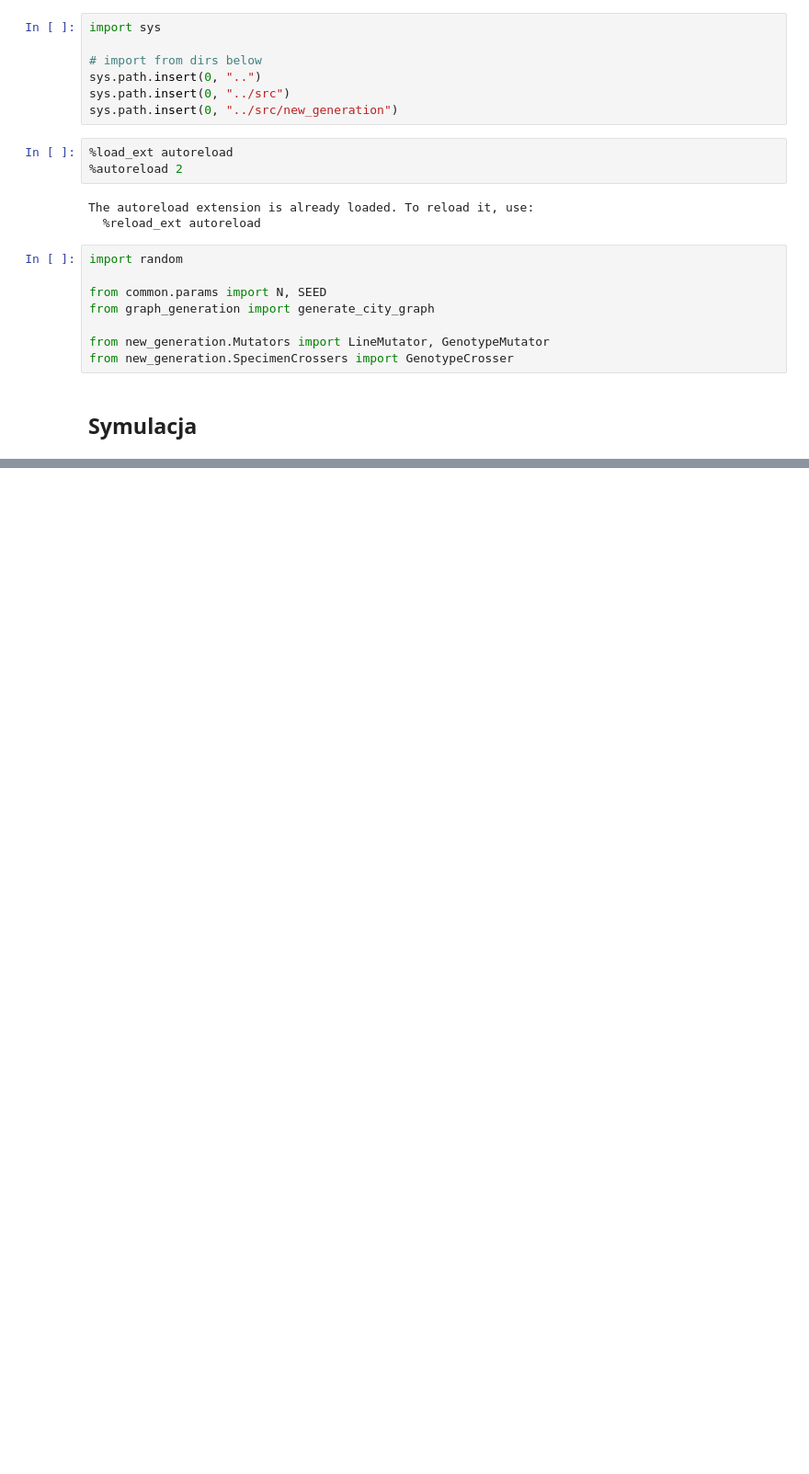
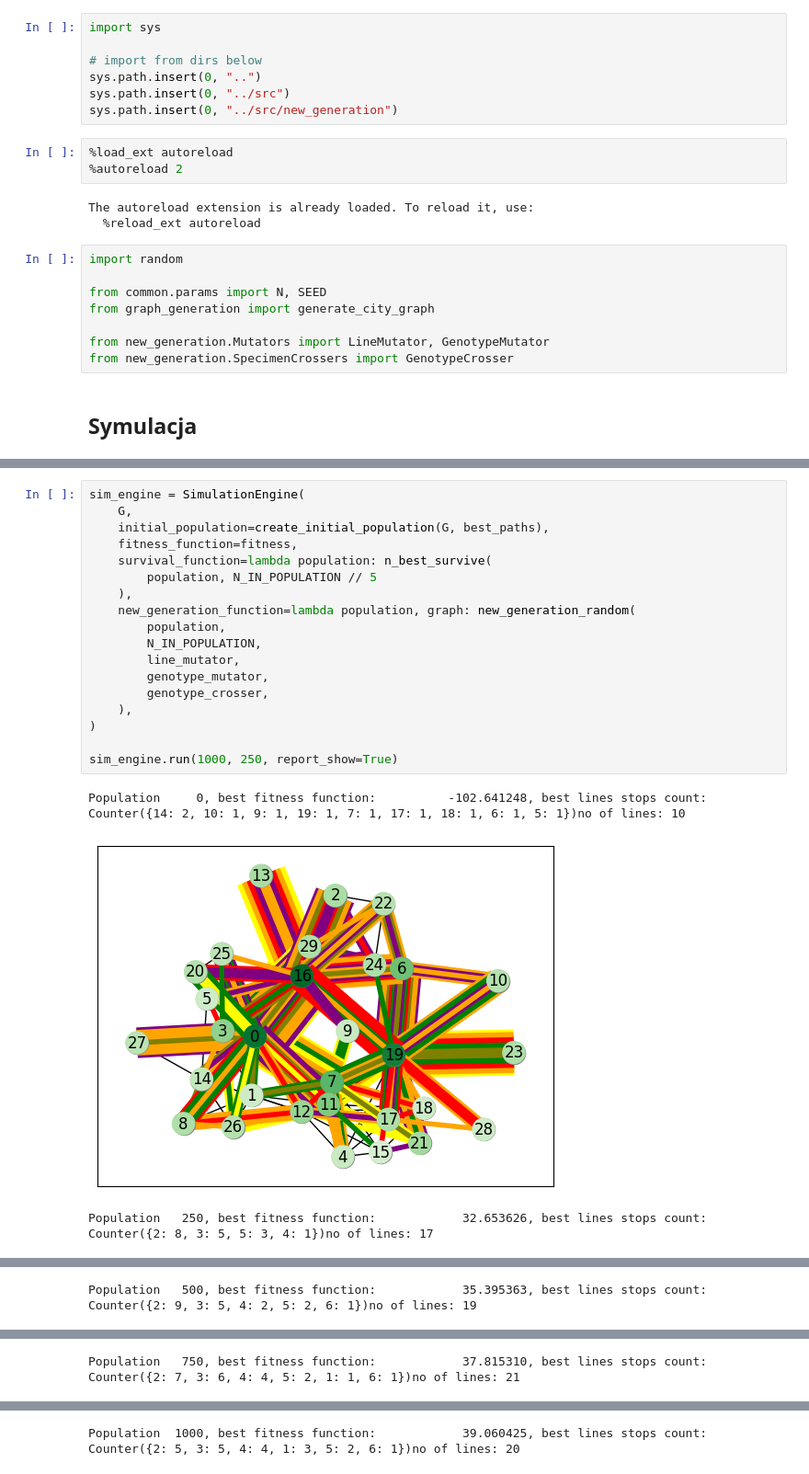
Before and after one commit to pweglik/badania-operacyjne, a Jupyter notebook: docs/mutations test.ipynb, the cells around one changed output, grey strips where cells are left out. Shown at 92% size. Cells and saved outputs as stored; diff of their text form; blank space fills up the shorter version.

```diff
--- a/docs/mutations test.ipynb
+++ b/docs/mutations test.ipynb
@@ -70,0 +72,22 @@ Population   200, best fitness function:            22.768704, best lines stops
+# %%
+sim_engine = SimulationEngine(
+    G,
+    initial_population=create_initial_population(G, best_paths),
+    fitness_function=fitness,
+    survival_function=lambda population: n_best_survive(
+        population, N_IN_POPULATION // 5
+    ),
+    new_generation_function=lambda population, graph: new_generation_random(
+        population,
+        N_IN_POPULATION,
+        line_mutator,
+        genotype_mutator,
+        genotype_crosser,
+    ),
+)
+
+sim_engine.run(1000, 250, report_show=True)
+# %% [output]
+Population     0, best fitness function:          -102.641248, best lines stops count: Counter({14: 2, 10: 1, 9: 1, 19: 1, 7: 1, 17: 1, 18: 1, 6: 1, 5: 1})no of lines: 10
+[figure, added]
+Population   250, best fitness function:            32.653626, best lines stops count: Counter({2: 8, 3: 5, 5: 3, 4: 1})no of lines: 17
@@ -70,0 +95 @@ Population   200, best fitness function:            22.768704, best lines stops
+Population   500, best fitness function:            35.395363, best lines stops count: Counter({2: 9, 3: 5, 4: 2, 5: 2, 6: 1})no of lines: 19
@@ -70,0 +97 @@ Population   200, best fitness function:            22.768704, best lines stops
+Population   750, best fitness function:            37.815310, best lines stops count: Counter({2: 7, 3: 6, 4: 4, 5: 2, 1: 1, 6: 1})no of lines: 21
@@ -70,0 +99 @@ Population   200, best fitness function:            22.768704, best lines stops
+Population  1000, best fitness function:            39.060425, best lines stops count: Counter({2: 5, 3: 5, 4: 4, 1: 3, 5: 2, 6: 1})no of lines: 20
```
Also changed, not shown: parts of 7 cells of this notebook, 2 other files.
